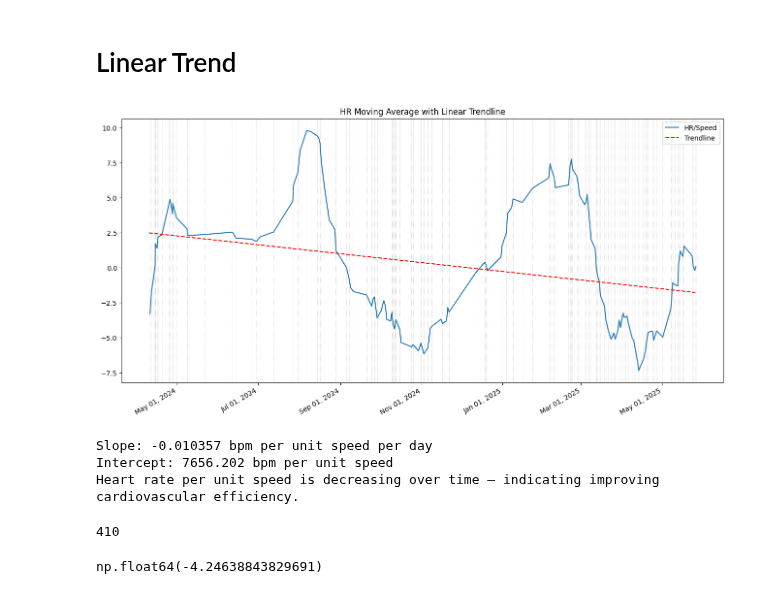
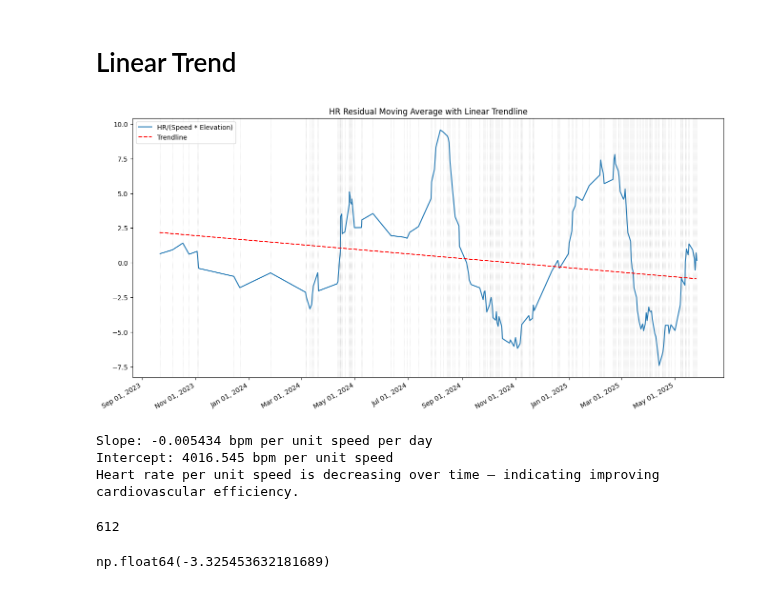
Before and after one commit to ionox0/Runs, a Jupyter notebook: hr_improvment.ipynb, the cells around one changed output. Cells and saved outputs as stored; diff of their text form; code cells hidden in the pictures.

Commit message:
more plots

```diff
--- a/hr_improvment.ipynb
+++ b/hr_improvment.ipynb
@@ -20,9 +20,10 @@ rel_cols = [
     'Grade Adjusted Distance',
 ]
 
-recent_selector = runs['Activity Date'] > '2024-01-01'
+recent_selector = runs['Activity Date'] > '2023-02-01'
+recent_selector_end = runs['Activity Date'] < '2025-06-30'
 
-runs_sub = runs[recent_selector][rel_cols]
+runs_sub = runs[recent_selector & recent_selector_end][rel_cols]
 
 # Only use rows with HR data
 runs_sub = runs_sub[~pd.isna(runs_sub['Average Heart Rate'])]
@@ -42,6 +59,8 @@ def remove_outliers_iqr(df, column):
 # Apply to both heart rate and speed
 runs_sub = remove_outliers_iqr(runs_sub, 'Average Heart Rate')
 runs_sub = remove_outliers_iqr(runs_sub, 'Average Speed')
+runs_sub = remove_outliers_iqr(runs_sub, 'Elevation Gain')
 
 # Remove elevation outliers
 runs_sub = runs_sub[runs_sub['Elevation Gain'] < 100]
+runs_sub.shape
@@ -50,10 +71,12 @@ runs_sub = runs_sub[runs_sub['Elevation Gain'] < 100]
 # %%
 import statsmodels.api as sm
 
-X = runs_sub[['Average Speed', 'Average Grade']]
+X = runs_sub[['Average Speed', 'Elevation Gain']]
 y = runs_sub['Average Heart Rate']
 
 X = sm.add_constant(X)
 model = sm.OLS(y, X).fit()
 
 runs_sub['hr_corrected'] = model.resid
+runs_sub['hr_moving_average'] = runs_sub['hr_corrected'].rolling(window=10).mean()
+runs_sub = runs_sub[10:] # Ignore initial nans
@@ -68,39 +87,37 @@ import matplotlib.dates as mdates
 
 # Create a larger figure
 fig, ax = plt.subplots(figsize=(16, 8))  # Width = 16 inches, Height = 8 inches
 
 # Main line plot
-ax.plot(runs_sub['Activity Date'], runs_sub['hr_moving_average'], label='HR/Speed')
+ax.plot(runs_sub['Activity Date'], runs_sub['hr_moving_average'], label='HR/(Speed * Elevation)')
 
+# Fit linear trendline
 x = runs_sub['Activity Date']
 y = runs_sub['hr_moving_average']
 x_numeric = x.map(datetime.toordinal)
-
-# Fit linear trendline
 z = np.polyfit(x_numeric, y, 1)
 p = np.poly1d(z)
 
 # Convert ordinal dates to matplotlib's float format
 trendline_x = mdates.date2num([datetime.fromordinal(int(val)) for val in x_numeric])
 trendline_y = p(x_numeric)
 
 # Plot the trendline using float dates (no warning)
 ax.plot(trendline_x, trendline_y, color='red', linestyle='--', label='Trendline')
 
 # Add small vertical tick marks for each run
 for run_date in runs_sub['Activity Date']:
     ax.axvline(run_date, color='gray', linestyle=':', linewidth=0.5, alpha=0.5)
 
 # Format x-axis to show dates nicely
 ax.xaxis.set_major_formatter(mdates.DateFormatter('%b %d, %Y'))
 ax.figure.autofmt_xdate()  # Auto rotates date labels
 
 ax.legend()
-ax.set_title('HR Moving Average with Linear Trendline')
-
+ax.set_title('HR Residual Moving Average with Linear Trendline')
 plt.show()
 # %% [output]
-[figure, old version]
+[figure, new version]
 # %%
 slope = z[0]
 intercept = z[1]
@@ -115,19 +132,19 @@ elif slope > 0:
 else:
     print("No clear trend in heart rate per unit speed over time.")
 # %% [output]
-Slope: -0.010357 bpm per unit speed per day
-Intercept: 7656.202 bpm per unit speed
+Slope: -0.005434 bpm per unit speed per day
+Intercept: 4016.545 bpm per unit speed
 Heart rate per unit speed is decreasing over time — indicating improving cardiovascular efficiency.
 # %%
 days_span = (runs_sub['Activity Date'].max() - runs_sub['Activity Date'].min()).days
 days_span
 # %% [output]
-410
+612
 # %%
 total_decrease = slope * days_span  # slope is negative, so this will be negative
 total_decrease
 # %% [output]
-np.float64(-4.24638843829691)
+np.float64(-3.325453632181689)
 # %%
 print(f"Over {days_span} days, your heart rate per unit speed decreased by {abs(total_decrease):.3f} bpm per unit speed.")
 # %% [output]
```
Also changed, not shown: parts of 8 cells of this notebook, 2 other files.
